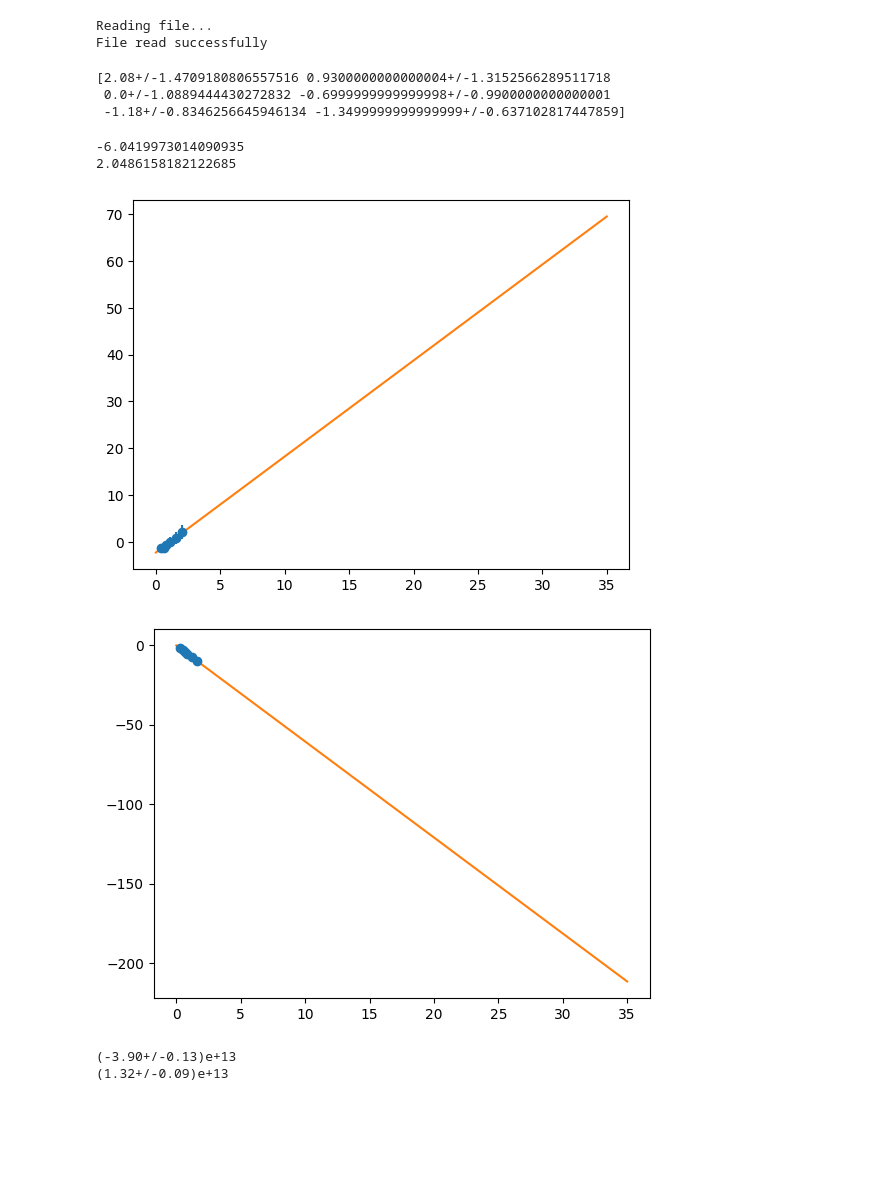
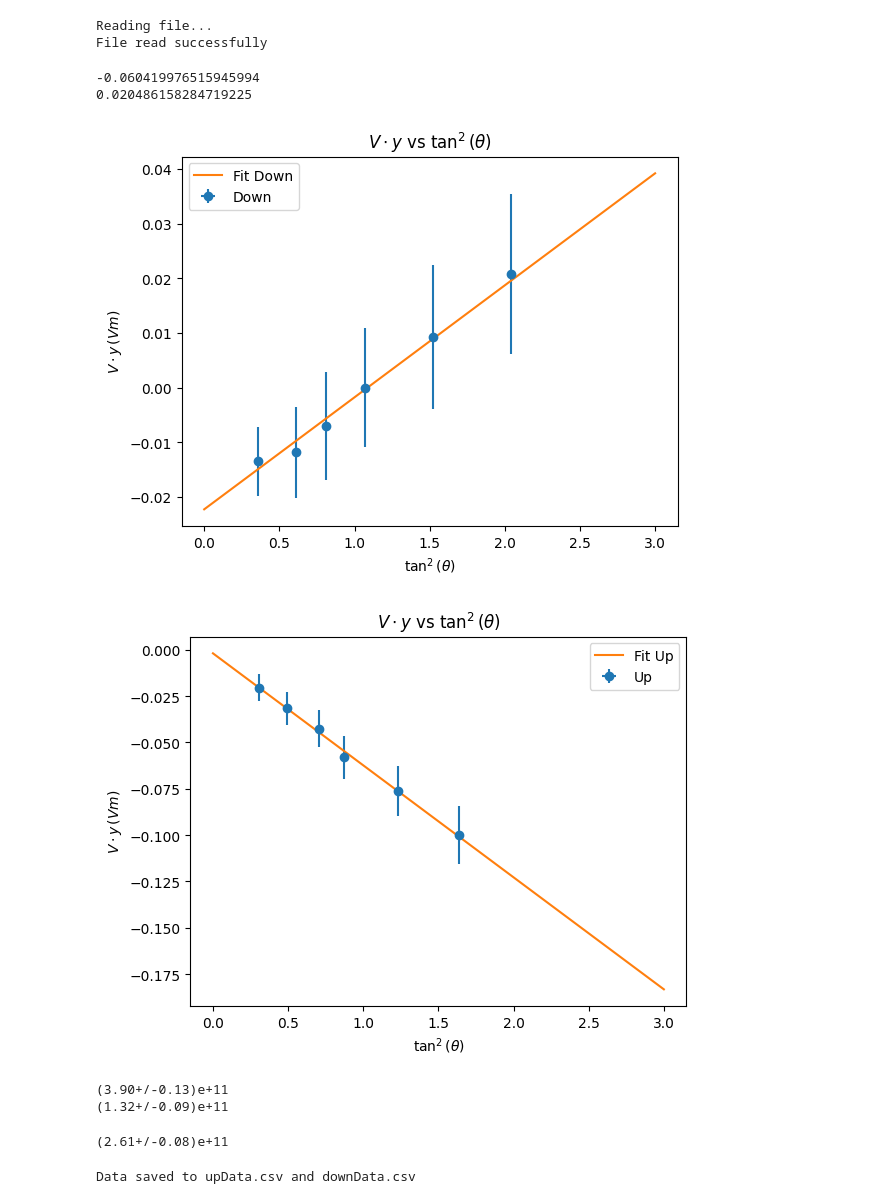
Before and after one commit to peterstarr08/physics_lab_iv, a Jupyter notebook: ebym/analysis.ipynb, the cells around one changed output. Cells and saved outputs as stored; diff of their text form; code cells hidden in the pictures; blank space fills up the shorter version.

```diff
--- a/ebym/analysis.ipynb
+++ b/ebym/analysis.ipynb
@@ -30,10 +30,10 @@ errDeg = 0.1 #deg
 initialPos = ufloat(0.3, errDist) #initla posiition of dot at 0 voltage
 # %%
 dist = unumpy.uarray(dist, errDist)
-def_y_down = np.abs(unumpy.uarray(def_y_down, errDist)) - initialPos
+def_y_down = (np.abs(unumpy.uarray(def_y_down, errDist)) - initialPos)/100
 volt_y_down = unumpy.uarray(volt_y_down, errVolt)
 
-def_y_up = np.abs(unumpy.uarray(def_y_up, errDist)) - initialPos
+def_y_up = (np.abs(unumpy.uarray(def_y_up, errDist)) - initialPos)/100
 volt_y_up = unumpy.uarray(volt_y_up, errVolt)
 
 theta_down = unumpy.radians( unumpy.uarray(theta_down, errDeg))
@@ -41,12 +41,6 @@ theta_up = unumpy.radians(unumpy.uarray(theta_up, errDeg))
 
 V_up = def_y_up*volt_y_up
 V_down = def_y_down*volt_y_down
-
-print(V_down)
-# %% [output]
-[2.08+/-1.4709180806557516 0.9300000000000004+/-1.3152566289511718
- 0.0+/-1.0889444430272832 -0.6999999999999998+/-0.9900000000000001
- -1.18+/-0.8346256645946134 -1.3499999999999999+/-0.637102817447859]
 # %%
 tan2_down = unumpy.tan(theta_down)**2
 tan2_up = unumpy.tan(theta_up)**2
@@ -68,27 +62,67 @@ slopeDownErr, interceptDownErr = output_down.sd_beta
 print(slopeUp)
 print(slopeDown)
 # %% [output]
--6.0419973014090935
-2.0486158182122685
+-0.060419976515945994
+0.020486158284719225
 # %%
 #ploting V vs tan^2(theta) and the fit
 plt.errorbar(unumpy.nominal_values(tan2_down), unumpy.nominal_values(V_down), xerr=unumpy.std_devs(tan2_down), yerr=unumpy.std_devs(V_down), fmt='o', label='Down')
-plt.plot(np.linspace(0, 35, 100), slopeDown*np.linspace(0, 35, 100) + interceptDown, label='Fit Down')
+plt.plot(np.linspace(0, 3, 100), slopeDown*np.linspace(0, 3, 100) + interceptDown, label='Fit Down')
+plt.xlabel(r'$\tan^2(\theta)$')
+plt.ylabel(r'$V \cdot y \, (Vm)$')
+plt.title(r'$V \cdot y$ vs $\tan^2(\theta)$')
+plt.legend()
 plt.show()
 
 
 plt.errorbar(unumpy.nominal_values(tan2_up), unumpy.nominal_values(V_up), xerr=unumpy.std_devs(tan2_up), yerr=unumpy.std_devs(V_up), fmt='o', label='Up')
-plt.plot(np.linspace(0, 35, 100), slopeUp*np.linspace(0, 35, 100) + interceptUp, label='Fit Up')
+plt.plot(np.linspace(0, 3, 100), slopeUp*np.linspace(0, 3, 100) + interceptUp, label='Fit Up')
+plt.xlabel(r'$\tan^2(\theta)$')
+plt.ylabel(r'$V \cdot y\, (Vm)$')
+plt.title(r'$V \cdot y$ vs $\tan^2(\theta)$')
+plt.legend()
+
 plt.show()
 # %% [output]
-[figure, old version]
+[figure, new version]
-[figure, old version]
+[figure, new version]
 # %%
-e_by_m1 = ufloat(slopeUp, slopUpErr) / (3.81e-5 * 3.81e-5 * 106.7e-6)
-e_by_m2 = ufloat(slopeDown, slopeDownErr) / (3.81e-5 * 3.81e-5 * 106.7e-6)
+e_by_m1 =  abs(ufloat(slopeUp, slopUpErr) / (3.81e-5 * 3.81e-5 * 106.7e-6))
+e_by_m2 = abs(ufloat(slopeDown, slopeDownErr) / (3.81e-5 * 3.81e-5 * 106.7e-6))
 
 print(e_by_m1)
 print(e_by_m2)
 # %% [output]
-(-3.90+/-0.13)e+13
-(1.32+/-0.09)e+13
+(3.90+/-0.13)e+11
+(1.32+/-0.09)e+11
+# %%
+print(np.mean([e_by_m1, e_by_m2]))
+# %% [output]
+(2.61+/-0.08)e+11
+# %%
+tableUp = pd.DataFrame({
+    'position': dist,
+    'Spot deflection': def_y_up,
+    'Voltage Deflection': volt_y_up,
+    'Yy': V_up,
+    'Theta': unumpy.degrees(theta_up),
+    'tan theta': unumpy.tan(theta_up),
+    'tan^2(theta)': tan2_up
+})
+
+tableDown = pd.DataFrame({
+    'position': dist,
+    'Spot deflection': def_y_down,
+    'Voltage Deflection': volt_y_down,
+    'Yy': V_down,
+    'Theta': unumpy.degrees(theta_down),
+    'tan theta': unumpy.tan(theta_down),
+    'tan^2(theta)': tan2_down
+})
+
+
+tableUp.to_csv('upData.csv', index=False)
+tableDown.to_csv('downData.csv', index=False)
+print('Data saved to upData.csv and downData.csv')
+# %% [output]
+Data saved to upData.csv and downData.csv
```
Also changed, not shown: 4 other files.
